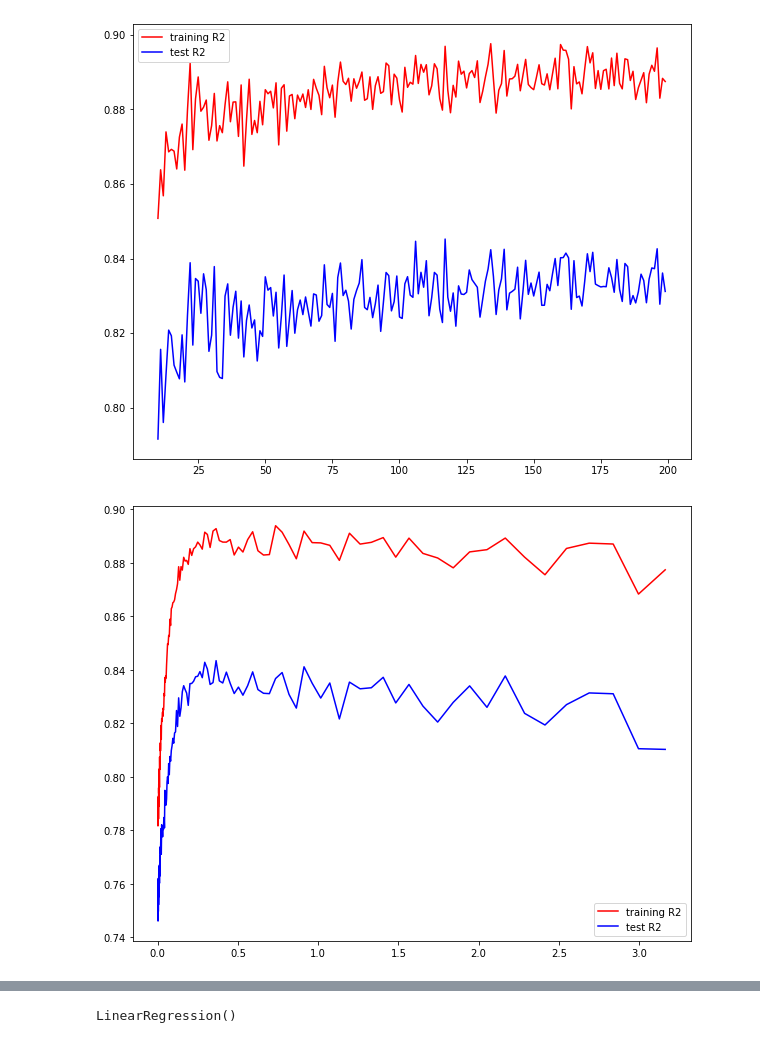
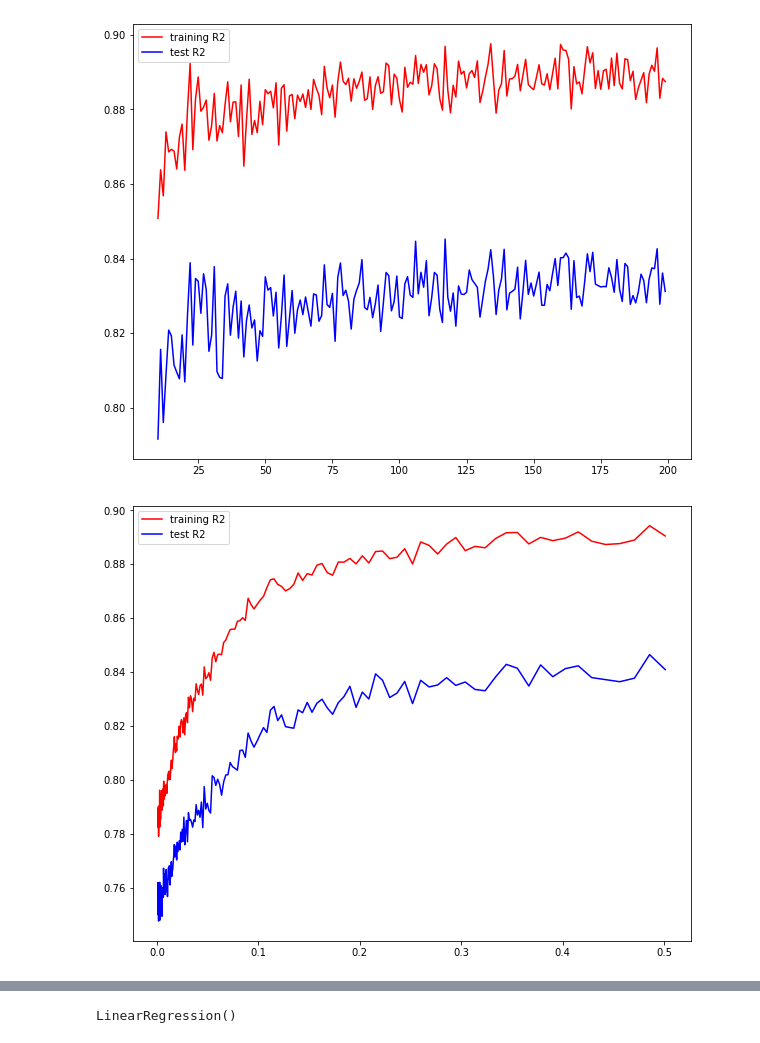
Before and after one commit to kchander92/NYCDSA-Machine-Learning-Project, a Jupyter notebook: Machine Learning EDA and Modeling.ipynb, the cells around one changed output, grey strips where cells are left out. Cells and saved outputs as stored; diff of their text form; code cells hidden in the pictures.

```diff
--- a/Machine Learning EDA and Modeling.ipynb
+++ b/Machine Learning EDA and Modeling.ipynb
@@ -995,21 +995,21 @@ plt.show()
 # %% [output]
 [figure]
 # %%
-learning_rates = np.logspace(-3, 0.5, 150)
+learning_rates = np.logspace(-3, -0.3, 200)
 
 train_R2 = []
 test_R2 = []
 for i in learning_rates:
     adaboost.set_params(n_estimators=grid_search_adaboost.best_params_['n_estimators'],
                     learning_rate=i)
     adaboost.fit(X_train, y_train)
     train_R2.append(adaboost.score(X_train, y_train))
     test_R2.append(adaboost.score(X_test, y_test))
 
 import matplotlib.pyplot as plt
 plt.plot(learning_rates, train_R2, c='red', label='training R2')
 plt.plot(learning_rates, test_R2, c='blue', label='test R2')
 plt.legend()
 plt.show()
 # %% [output]
-[figure, old version]
+[figure, new version]
```
Also changed, not shown: parts of 14 cells of this notebook.
